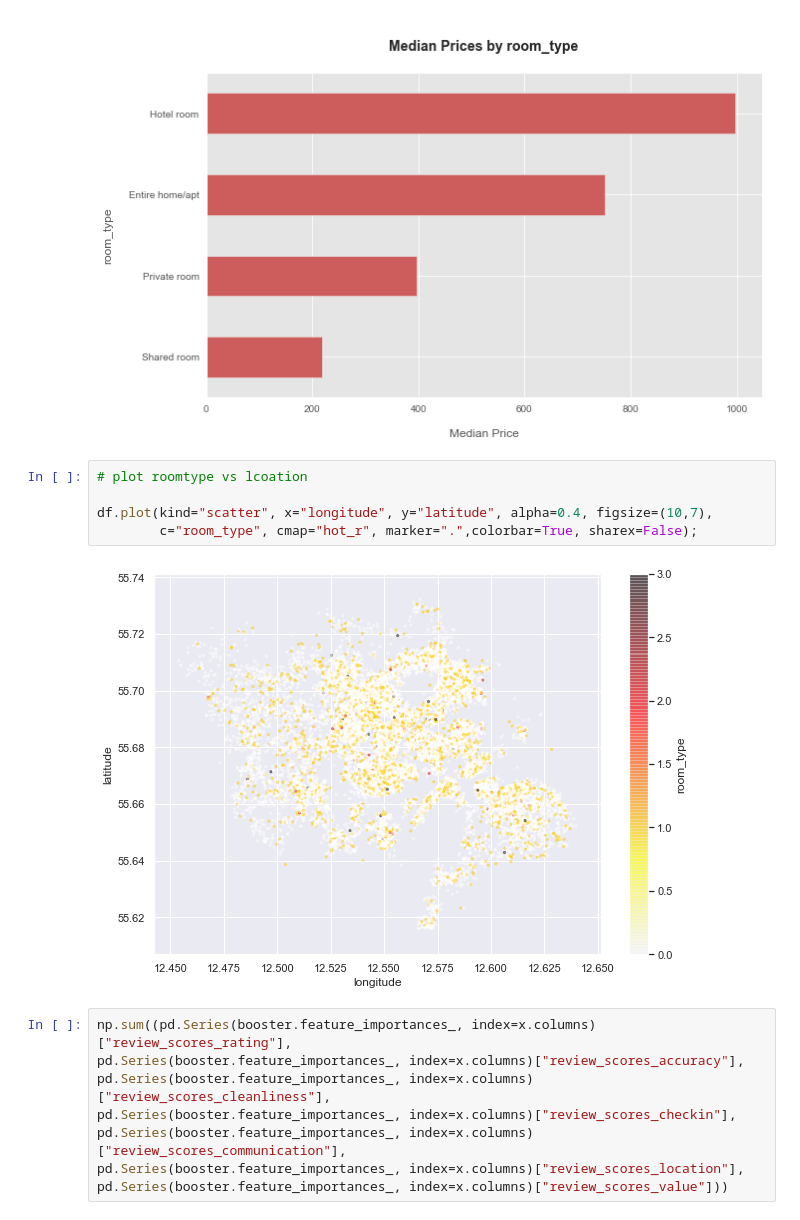
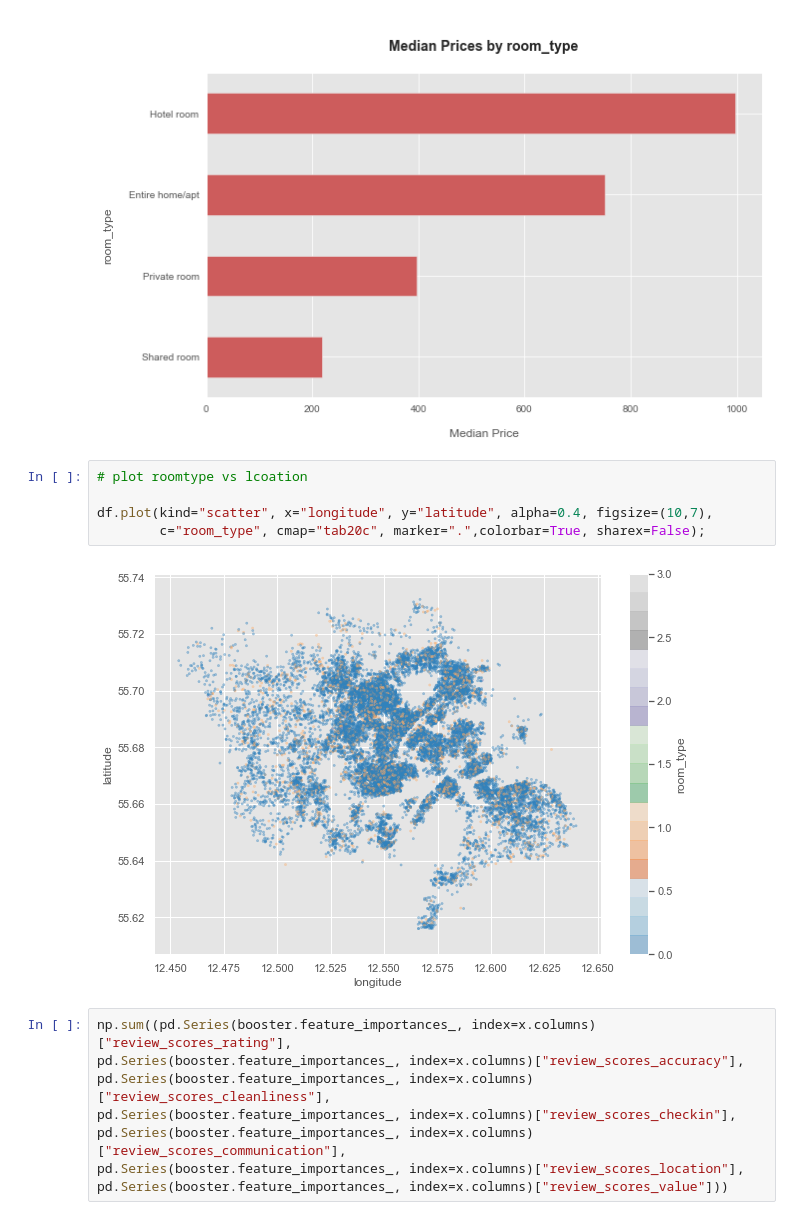
Before and after one commit to ruixiangcui/BDA, a Jupyter notebook: BDA3_og.ipynb, the cells around one changed output. Drawn from its saved outputs; the diff is of its cells as text.

```diff
--- a/BDA3_og.ipynb
+++ b/BDA3_og.ipynb
@@ -645,10 +659,10 @@ ax.set_yticklabels(['Shared room','Private room','Entire home/apt', 'Hotel room'
 # %%
 # plot roomtype vs lcoation
 
 df.plot(kind="scatter", x="longitude", y="latitude", alpha=0.4, figsize=(10,7),
-        c="room_type", cmap="hot_r", marker=".",colorbar=True, sharex=False);
+        c="room_type", cmap="tab20c", marker=".",colorbar=True, sharex=False);
 # %% [output]
-[figure, old version]
+[figure, new version]
 # %%
 np.sum((pd.Series(booster.feature_importances_, index=x.columns)["review_scores_rating"],
 pd.Series(booster.feature_importances_, index=x.columns)["review_scores_accuracy"],
```
Also changed, not shown: parts of 13 cells of this notebook.
